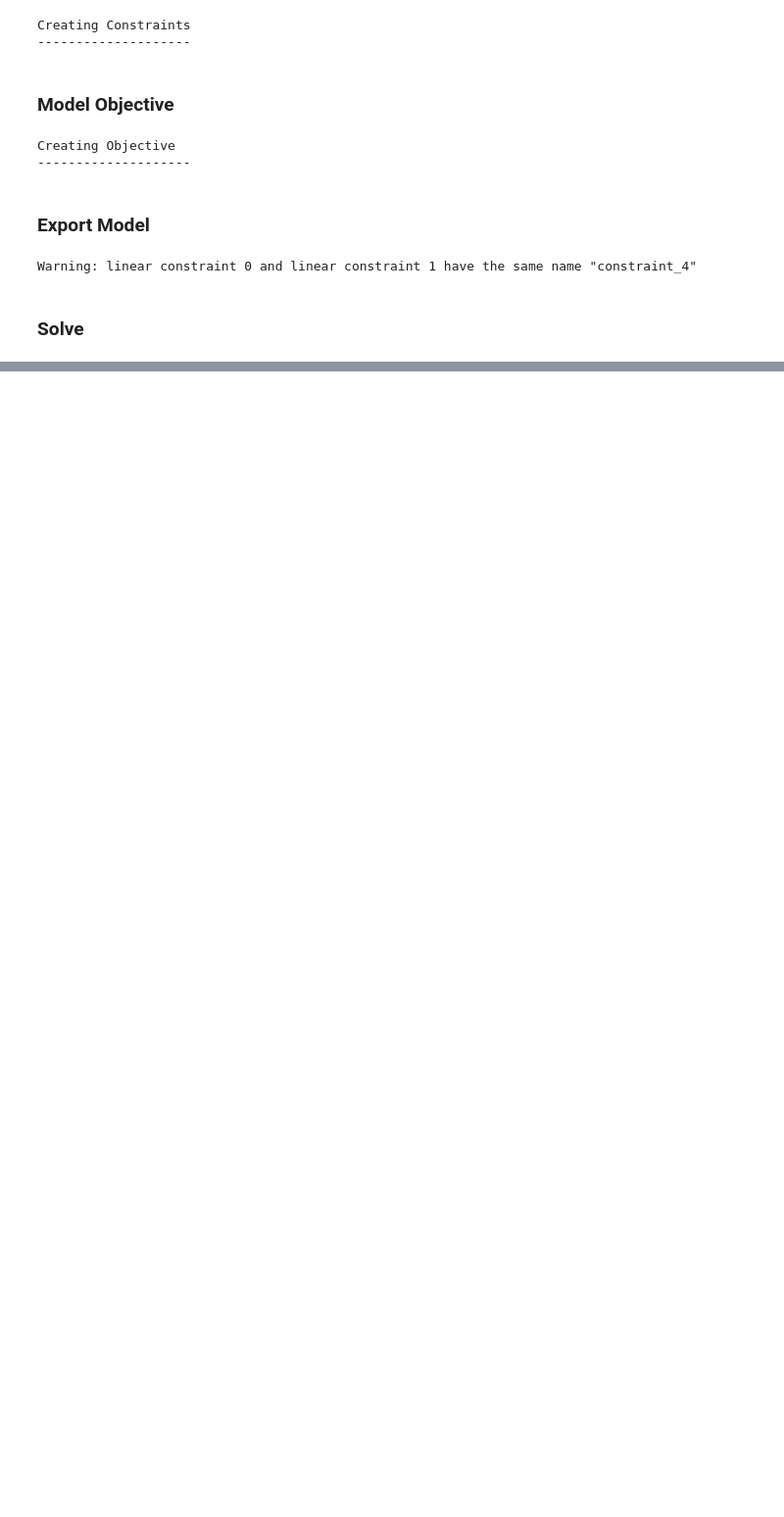
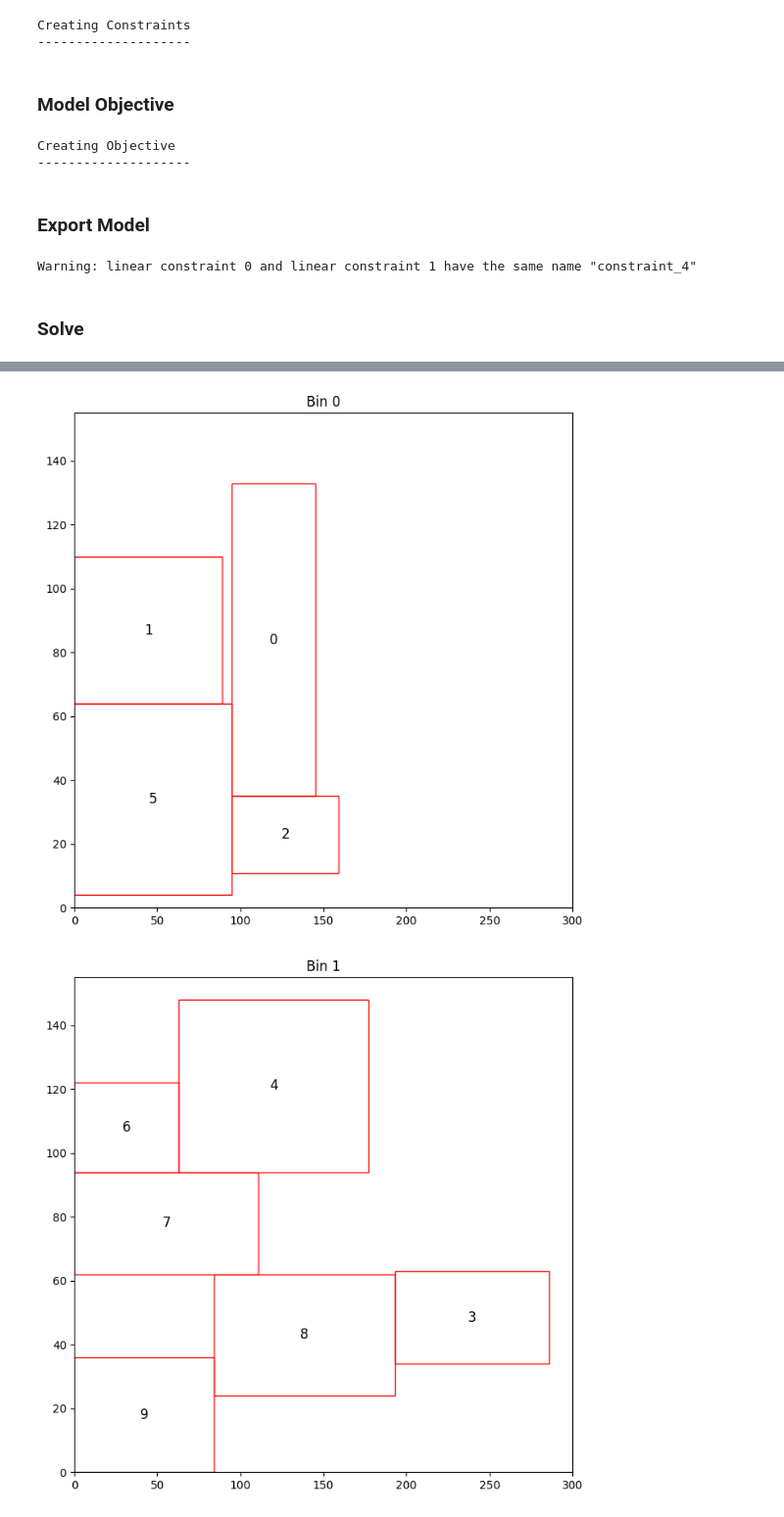
Before and after one commit to Zach-K408/vertical_bpp, a Jupyter notebook: main.ipynb, the cells around one changed output, grey strips where cells are left out. Shown at 98% size. Cells and saved outputs as stored; diff of their text form; code cells hidden in the pictures; blank space fills up the shorter version.

```diff
--- a/main.ipynb
+++ b/main.ipynb
@@ -120,9 +115,9 @@ z_i_ = {} # z location of upper right corner of item i
 
 for i in range(n):
     x_i[i] = model.addVar(lb=0, ub=Lj_max, vtype=GRB.CONTINUOUS, name="x_i[%s]"%(i))
-    x_i_[i] = model.addVar(lb=0, ub=Lj_max, vtype=GRB.CONTINUOUS, name="x_i_[%s]_"%(i))
+    x_i_[i] = model.addVar(lb=0, ub=Lj_max, vtype=GRB.CONTINUOUS, name="x_i_[%s]"%(i))
     z_i[i] = model.addVar(lb=0, ub=Hj_max, vtype=GRB.CONTINUOUS, name="z_i[%s]"%(i))
-    z_i_[i] = model.addVar(lb=0, ub=Hj_max, vtype=GRB.CONTINUOUS, name="z_i_[%s]_"%(i))
+    z_i_[i] = model.addVar(lb=0, ub=Hj_max, vtype=GRB.CONTINUOUS, name="z_i_[%s]"%(i))
 
 r_i11 = {} # if length is along x axis
 r_i13 = {} # if height is along x axis
@@ -136,16 +131,13 @@ for i in range(n):
     r_i33[i] = model.addVar(lb=0, ub=1, vtype=GRB.BINARY, name="r_i33[%s]"%(i))
 
 xp_ik = {} # if item i is to the right of item k
-xp_ki = {} # if item k is to the right of item i
 zp_ik = {} # if item i is above item k
-zp_ki = {} # if item k is below item i
 
 for i in range(n):
-    for k in range(i+1,n):
-        xp_ik[i,k] = model.addVar(lb=0, ub=1, vtype=GRB.BINARY, name="xp_ik[%s,%s]"%(i,k))
-        xp_ki[k,i] = model.addVar(lb=0, ub=1, vtype=GRB.BINARY, name="xp_ki[%s,%s]"%(k,i))
-        zp_ik[i,k] = model.addVar(lb=0, ub=1, vtype=GRB.BINARY, name="zp_ik[%s,%s]"%(i,k))
-        zp_ki[k,i] = model.addVar(lb=0, ub=1, vtype=GRB.BINARY, name="zp_ki[%s,%s]"%(k,i))
+    for k in range(n):
+        if i != k:
+            xp_ik[i,k] = model.addVar(lb=0, ub=1, vtype=GRB.BINARY, name="xp_ik[%s,%s]"%(i,k))
+            zp_ik[i,k] = model.addVar(lb=0, ub=1, vtype=GRB.BINARY, name="zp_ik[%s,%s]"%(i,k))
 
 r_iab = {} # if side b of item i is along axis a
 
@@ -163,7 +155,7 @@ h_ik = {} # if box k has a suitable height to support box i
 
 for i in range(n):
     for k in range(i+1,n):
-        h_ik[i,k] = model.addVar(lb=0, ub=1, vtype=GRB.BINARY, name="g_ik[%s,%s]"%(i,k))
+        h_ik[i,k] = model.addVar(lb=0, ub=1, vtype=GRB.BINARY, name="h_ik[%s,%s]"%(i,k))
 
 o_ik = {} # if the projection of the items i and k onto the x plane have a nonempty intersection
 
@@ -478,0 +509,8 @@ Best objective 0.000000000000e+00, best bound 0.000000000000e+00, gap 0.0000%
+# %%
+# Extract the results
+bins_used = [j for j in ulds if quicksum(p_ij[i,j].X for i in items).getValue() > 0]
+items_in_bin = {j: [i for i in items if p_ij[i,j].X > 0] for j in bins_used}
+item_positions = {(i, j): (x_i[i].X, z_i[i].X) for j in bins_used for i in items_in_bin[j]}
+print(bins_used)
+print(items_in_bin)
+print(item_positions)
@@ -478,0 +521,23 @@ Best objective 0.000000000000e+00, best bound 0.000000000000e+00, gap 0.0000%
+# %%
+# Visualization function
+def visualize_solution(items, ulds, items_in_bin, item_positions):
+    for j in ulds:
+        if j in items_in_bin:
+            fig, ax = plt.subplots(figsize=(8, 8))
+            ax.set_xlim(0, int(ulds[j][1][0]))
+            ax.set_ylim(0, int(ulds[j][1][1]))
+
+            for i in items_in_bin[j]:
+                pos = item_positions[(i, j)]
+                rect = patches.Rectangle(pos, items[i][0]*r_iab[i,0,0].X+items[i][1]*r_iab[i,0,1].X, items[i][0]*r_iab[i,1,0].X+items[i][1]*r_iab[i,1,1].X, linewidth=1, edgecolor='r', facecolor='none')
+                ax.add_patch(rect)
+                ax.text(pos[0] + (items[i][0]*r_iab[i,0,0].X+items[i][1]*r_iab[i,0,1].X) / 2, pos[1] + (items[i][0]*r_iab[i,1,0].X+items[i][1]*r_iab[i,1,1].X) / 2, f"{i}", fontsize=12, ha="center", va="center")
+
+            plt.title(f"Bin {j}")
+            plt.show()
+
+# Visualize the packed bins
+visualize_solution(items, ulds, items_in_bin, item_positions)
+# %% [output]
+[figure, added]
+[figure, added]
```
Also changed, not shown: parts of 8 cells of this notebook, 6 other files.
